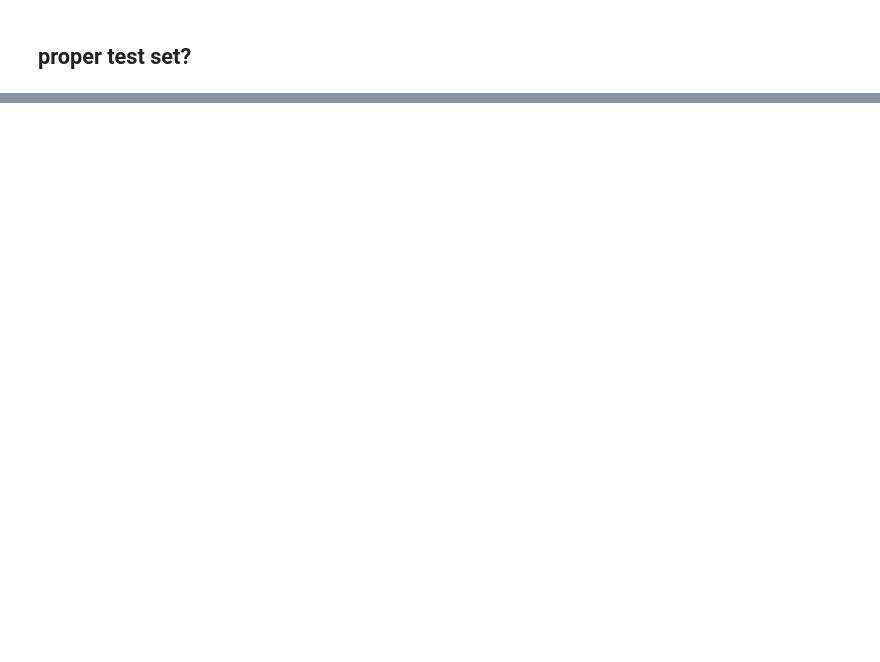
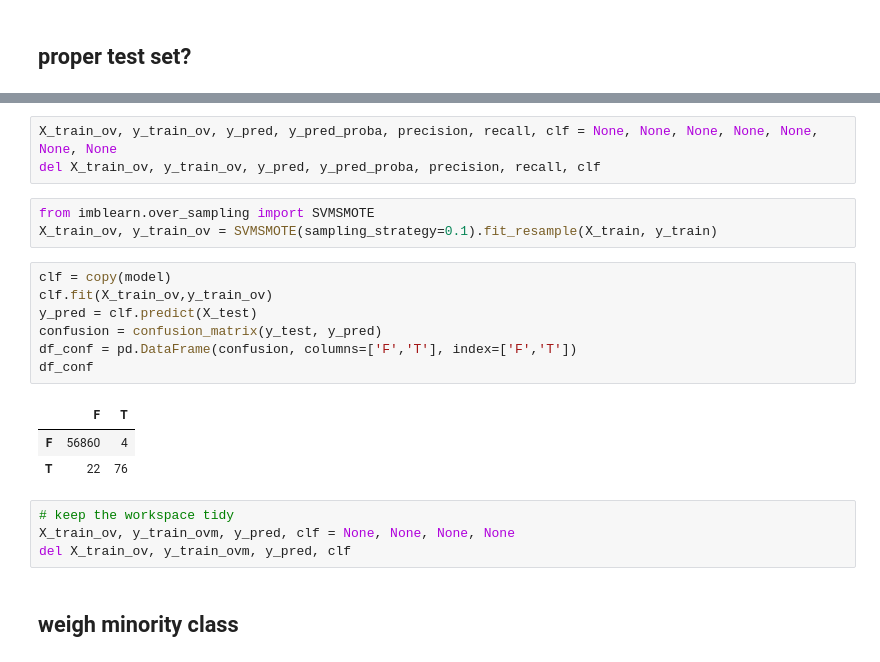
Before and after one commit to nitram-bot/fhnw_lecture, a Jupyter notebook: notebooks/imbalanced_data.ipynb, the cells around one changed output, grey strips where cells are left out. Saved outputs shown, nothing was run; the diff lists cells and outputs as text; blank space fills up the shorter version.

```diff
--- a/notebooks/imbalanced_data.ipynb
+++ b/notebooks/imbalanced_data.ipynb
@@ -121,0 +250,23 @@ df_conf
+# %%
+X_train_ov, y_train_ov, y_pred, y_pred_proba, precision, recall, clf = None, None, None, None, None, None, None
+del X_train_ov, y_train_ov, y_pred, y_pred_proba, precision, recall, clf
+# %%
+from imblearn.over_sampling import SVMSMOTE
+X_train_ov, y_train_ov = SVMSMOTE(sampling_strategy=0.1).fit_resample(X_train, y_train)
+# %%
+clf = copy(model)
+clf.fit(X_train_ov,y_train_ov)
+y_pred = clf.predict(X_test)
+confusion = confusion_matrix(y_test, y_pred)
+df_conf = pd.DataFrame(confusion, columns=['F','T'], index=['F','T'])
+df_conf
+# %% [output]
+|  | F | T |
+| F | 56860 | 4 |
+| T | 22 | 76 |
+# %%
+# keep the workspace tidy
+X_train_ov, y_train_ovm, y_pred, clf = None, None, None, None
+del X_train_ov, y_train_ovm, y_pred, clf
+# %% [markdown]
+## weigh minority class
```
Also changed, not shown: parts of 51 cells of this notebook, 5 other files.
